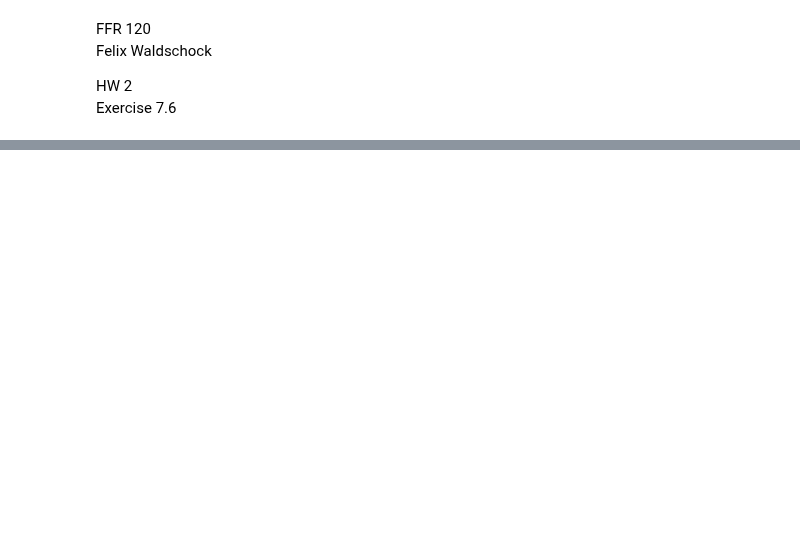
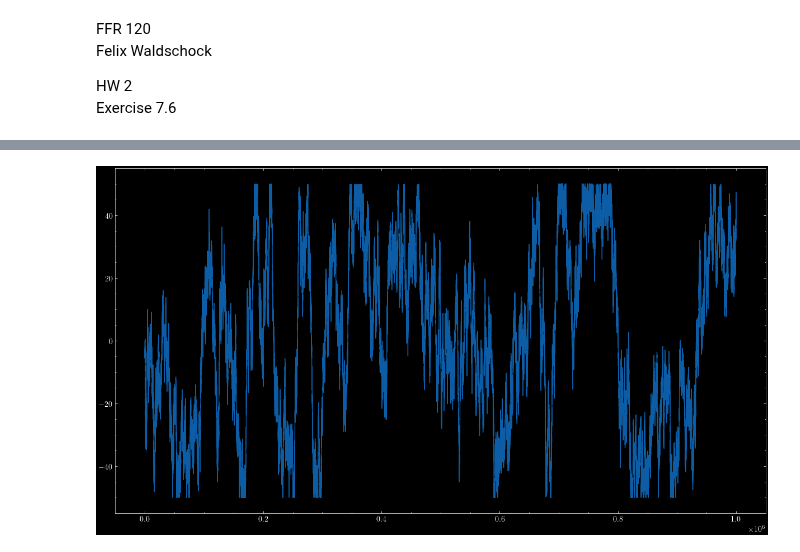
Before and after one commit to FelixWaldschock/Chalmers_FFR120_Simulation_Of_Complex_System, a Jupyter notebook: HW_02/Exercise_7-6 copy.ipynb, the cells around one changed output, grey strips where cells are left out. Drawn from its saved outputs; the diff is of its cells as text; code cells hidden in the pictures; blank space fills up the shorter version.

```diff
--- a/HW_02/Exercise_7-6 copy.ipynb
+++ b/HW_02/Exercise_7-6 copy.ipynb
@@ -14,18 +14,18 @@ from tqdm import trange
 # Simulation parameters
 L = 100                                     # length of the box
 sigma = 1
-dT = 0.01
-dT = 1
+dT = .01
+dT = .1
 
-N = 20                                      # number of trajectiories (particles)
-T_tot = [10000]                             # total time
+N = 500                                     # number of trajectiories (particles)
+T_tot = [100000]                            # total time
 T_tot = np.array(T_tot)
 Iteration_Steps = T_tot * (1 / dT)          # total number of steps
 max_steps = int(np.max(Iteration_Steps))    # maximum number of steps
 
 
 # parameters
-n_drift = 10
+n_drift = 20
 n_diff = 2
 
 
@@ -34,7 +34,7 @@ alpha = 1
 sigma0 = 1
 dSigma = 1.8
 
-numberOfIntervalls = 100
+numberOfIntervalls = 200
 Lk = L / numberOfIntervalls
 IntervallCenters = np.linspace(0, (numberOfIntervalls-1)*Lk, numberOfIntervalls) + Lk/2 - L/2
 # %%
@@ -217,0 +242,7 @@ print(diffusion_constant)
+# %%
+# plot the trajectory of the constant noise simulation
+fig = plt.figure(figsize=(15,8))
+plt.plot(trajectoryTensor_constant[0,:], label='constant noise')
+plt.show()
+# %% [output]
+[figure, added]
```
Also changed, not shown: parts of 11 cells of this notebook, 14 other files.
